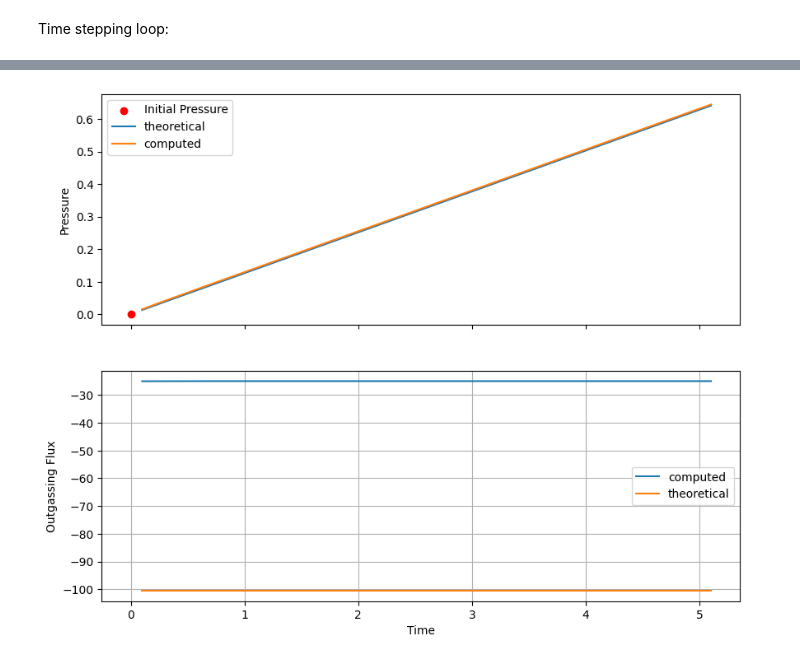
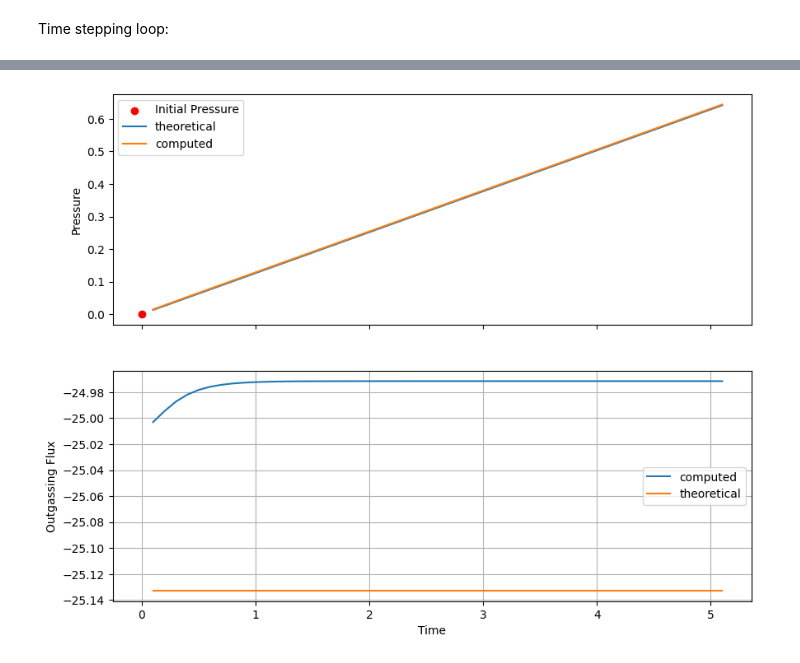
Before and after one commit to scientificcomputing/scifem, a Jupyter notebook: examples/real_function_space_nonlinear_verif_2.ipynb, the cells around one changed output, grey strips where cells are left out. Cells and saved outputs as stored; diff of their text form; code cells hidden in the pictures.

```diff
--- a/examples/real_function_space_nonlinear_verif_2.ipynb
+++ b/examples/real_function_space_nonlinear_verif_2.ipynb
@@ -489,26 +488,26 @@ We see that, as expected, the partial pressure $P_b$ decreases with time.
 # %%
 fig, axs = plt.subplots(2, 1, figsize=(10, 8), sharex=True)
 
 axs[0].scatter([0], [P_b_initial.value], color="red", label="Initial Pressure")
 # axs[0].plot(times,  u_exact(np.array(times), x=[r, 0])/K_S.value, label="theoretical")
 axs[0].plot(times,  P_b_initial.value + 8*np.pi * A.value * r**2 * np.array(times), label="theoretical")
 axs[0].plot(times, all_pressures, label="computed")
 axs[0].set_ylabel("Pressure")
 axs[0].legend()
 # axs[0].set_ylim(bottom=0)
 
 axs[1].plot(times, outgassing_fluxes, label="computed")
-axs[1].plot(times,  -8*np.pi*L**2 * np.ones_like(times), label="theoretical")
+axs[1].plot(times,  -2*np.pi*L**2 * np.ones_like(times), label="theoretical")
 axs[1].legend()
 
 axs[1].set_ylabel("Outgassing Flux")
 # axs[1].set_ylim(bottom=0)
 
 plt.xlabel("Time")
 plt.grid(True)
 plt.show()
 # %% [output]
-[figure, old version]
+[figure, new version]
 # %%
 plt.plot(times, errors_L2)
 plt.xlabel("Time")
```
Also changed, not shown: parts of 4 cells of this notebook.
